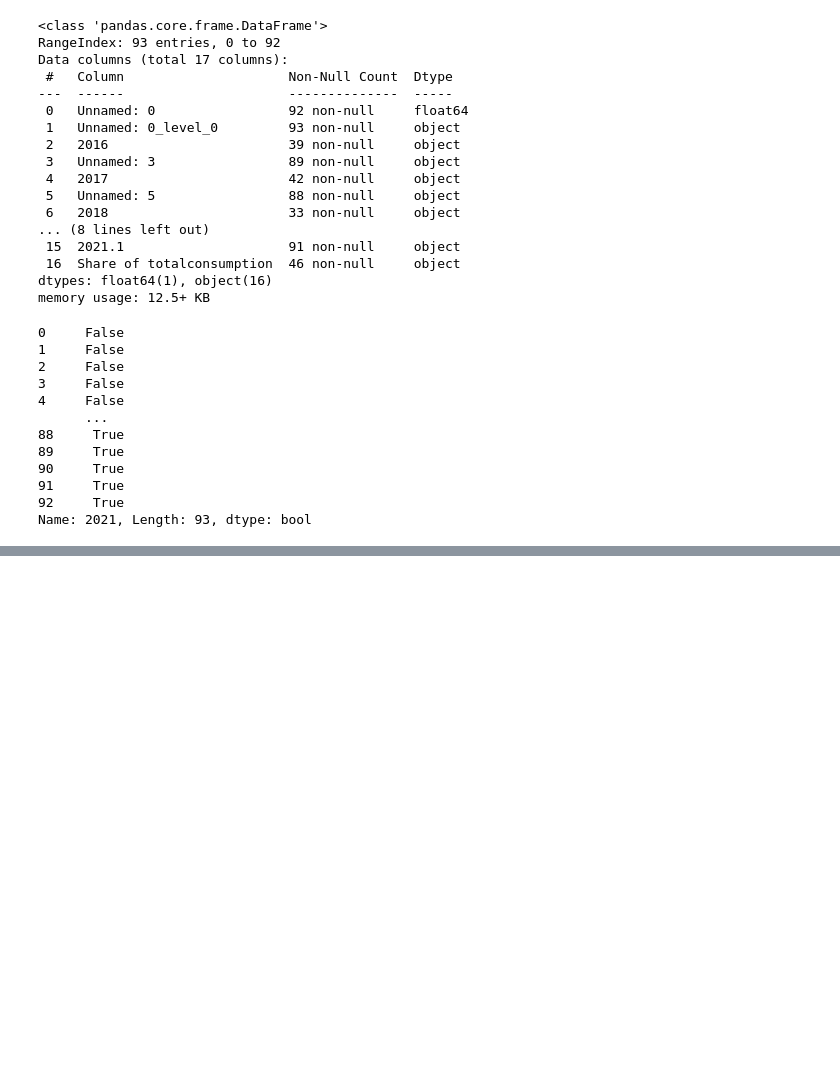
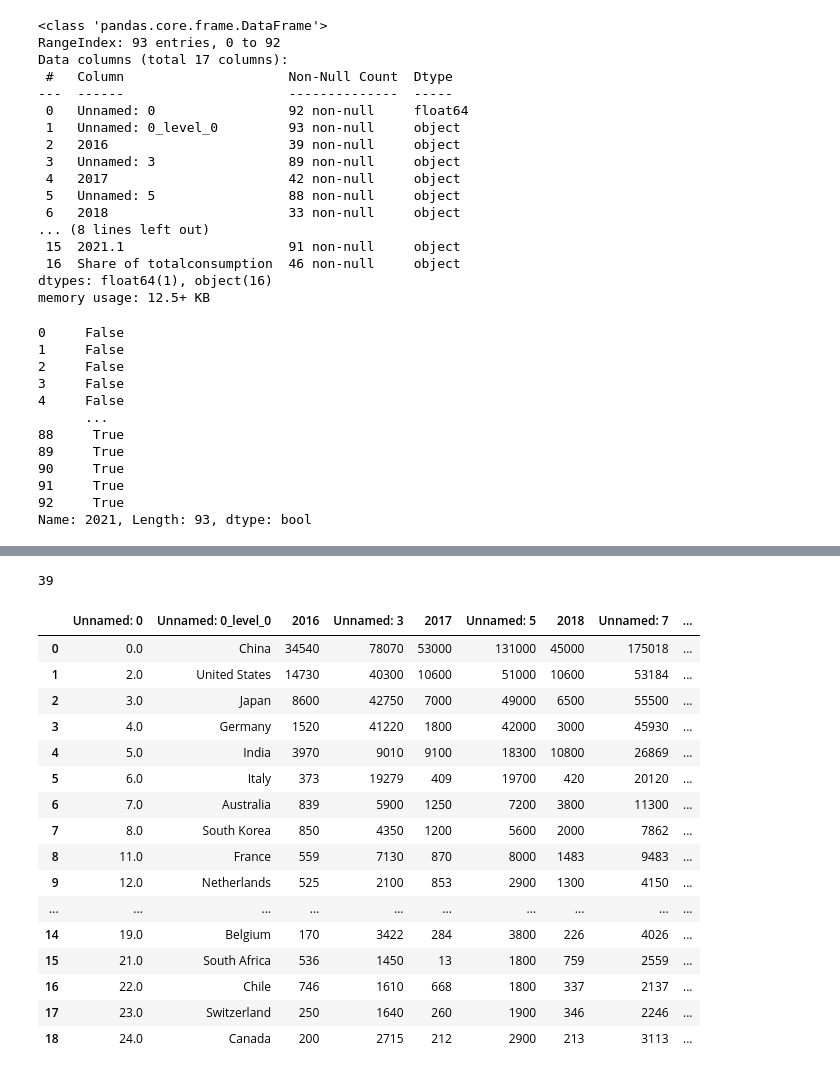
Before and after one commit to Trabajo-gruupal-empresa/Fase2, a Jupyter notebook: placas_solares.ipynb, the cells around one changed output, grey strips where cells are left out. Saved outputs shown, nothing was run; the diff lists cells and outputs as text; code cells hidden in the pictures; blank space fills up the shorter version.

```diff
--- a/placas_solares.ipynb
+++ b/placas_solares.ipynb
@@ -86,0 +138,25 @@ Name: 2021, Length: 93, dtype: bool
+# %%
+df_placas.shape[0] - 54
+# %% [output]
+39
+# %%
+df_placas_filt = df_placas.dropna().reset_index(drop=True)
+df_placas_filt
+# %% [output]
+|  | Unnamed: 0 | Unnamed: 0_level_0 | 2016 | Unnamed: 3 | 2017 | Unnamed: 5 | 2018 | Unnamed: 7 | ... |
+| 0 | 0.0 | China | 34540 | 78070 | 53000 | 131000 | 45000 | 175018 | ... |
+| 1 | 2.0 | United States | 14730 | 40300 | 10600 | 51000 | 10600 | 53184 | ... |
+| 2 | 3.0 | Japan | 8600 | 42750 | 7000 | 49000 | 6500 | 55500 | ... |
+| 3 | 4.0 | Germany | 1520 | 41220 | 1800 | 42000 | 3000 | 45930 | ... |
+| 4 | 5.0 | India | 3970 | 9010 | 9100 | 18300 | 10800 | 26869 | ... |
+| 5 | 6.0 | Italy | 373 | 19279 | 409 | 19700 | 420 | 20120 | ... |
+| 6 | 7.0 | Australia | 839 | 5900 | 1250 | 7200 | 3800 | 11300 | ... |
+| 7 | 8.0 | South Korea | 850 | 4350 | 1200 | 5600 | 2000 | 7862 | ... |
+| 8 | 11.0 | France | 559 | 7130 | 870 | 8000 | 1483 | 9483 | ... |
+| 9 | 12.0 | Netherlands | 525 | 2100 | 853 | 2900 | 1300 | 4150 | ... |
+| ... | ... | ... | ... | ... | ... | ... | ... | ... | ... |
+| 14 | 19.0 | Belgium | 170 | 3422 | 284 | 3800 | 226 | 4026 | ... |
+| 15 | 21.0 | South Africa | 536 | 1450 | 13 | 1800 | 759 | 2559 | ... |
+| 16 | 22.0 | Chile | 746 | 1610 | 668 | 1800 | 337 | 2137 | ... |
+| 17 | 23.0 | Switzerland | 250 | 1640 | 260 | 1900 | 346 | 2246 | ... |
+| 18 | 24.0 | Canada | 200 | 2715 | 212 | 2900 | 213 | 3113 | ... |
```
Also changed, not shown: parts of 4 cells of this notebook.
